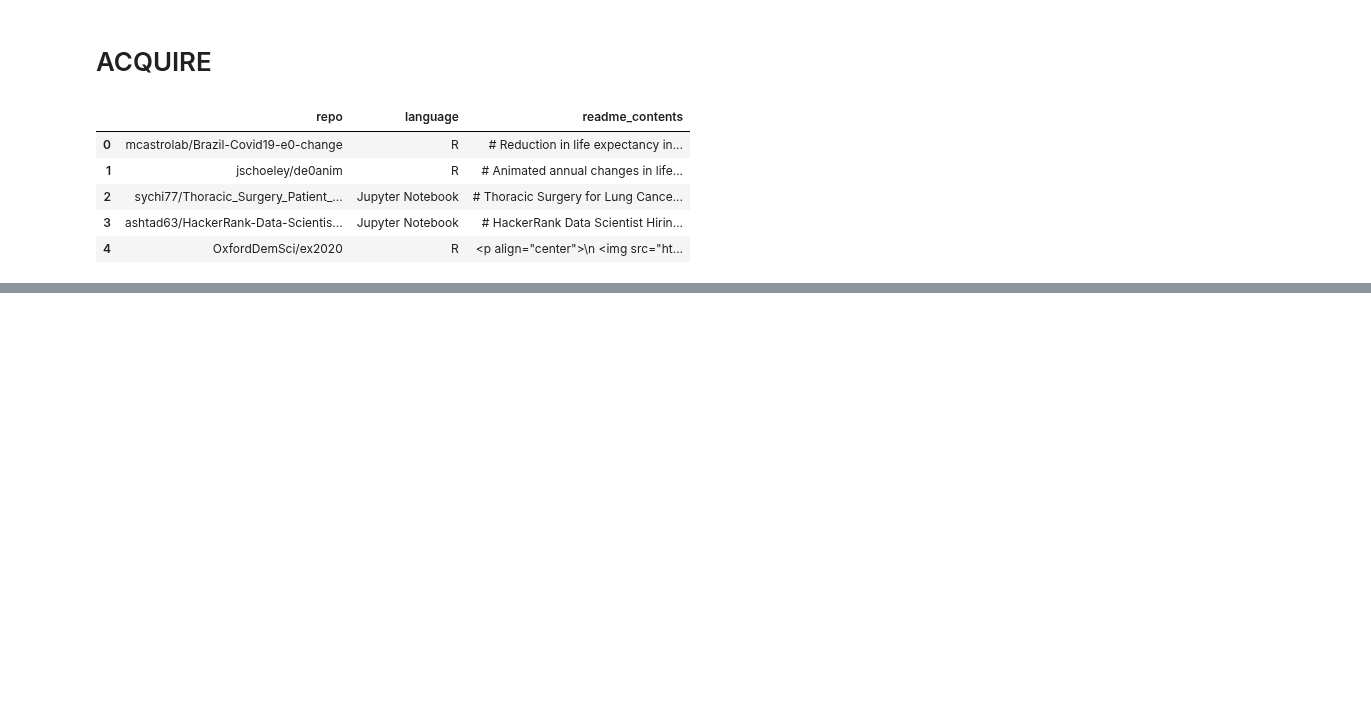
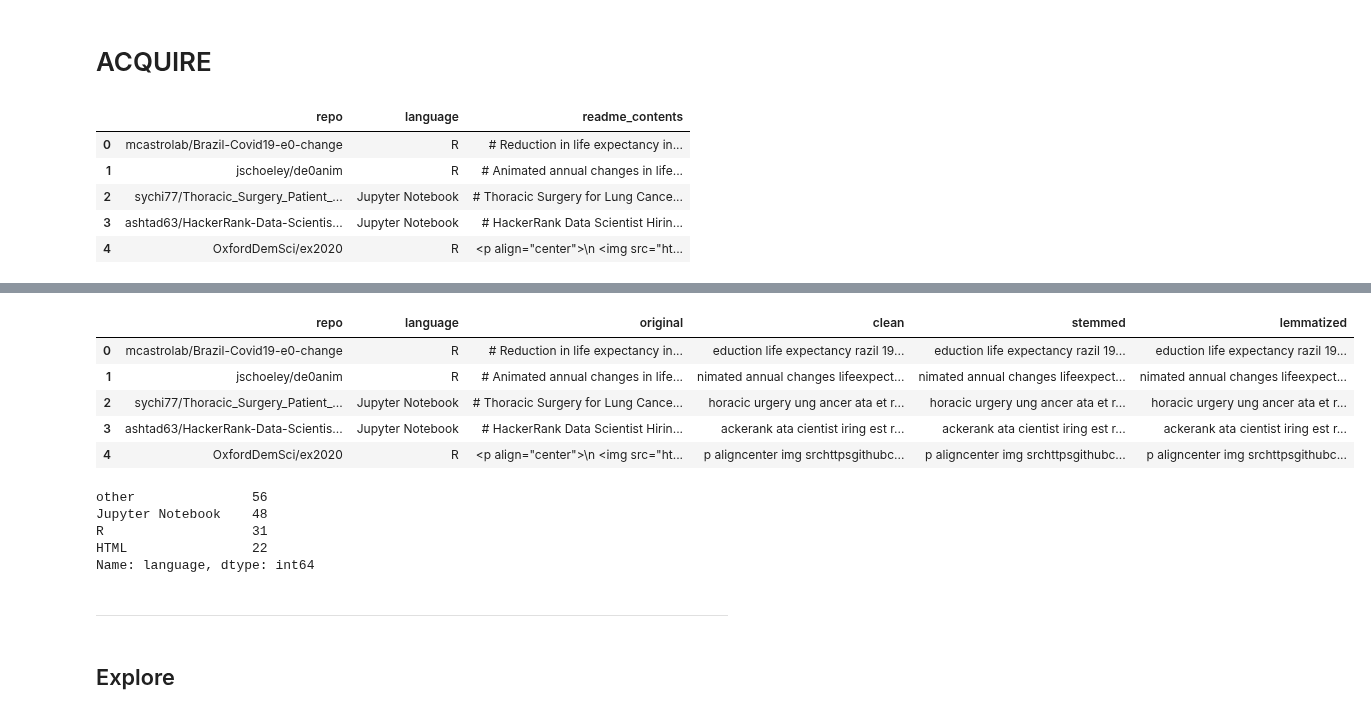
Before and after one commit to Two-Guys-and-a-Gal/NLP-Project, a Jupyter notebook: rachel_work.ipynb, the cells around one changed output, grey strips where cells are left out. Cells and saved outputs as stored; diff of their text form; code cells hidden in the pictures; blank space fills up the shorter version.

```diff
--- a/rachel_work.ipynb
+++ b/rachel_work.ipynb
@@ -53,0 +62,2 @@ df.describe()
+# %%
+ df = df.dropna(axis = 0)
@@ -53,0 +110,4 @@ df.describe()
+# %%
+#rename content column original
+df.rename(columns={'readme_contents':'original'}, inplace = True)
+df.head()
@@ -53,0 +232,35 @@ df.describe()
+# %%
+def keep_top_n_languages(df, n_languages=3):
+    """
+    Get the top language counts and make all non-top languages other
+    """
+    # get the top language counts
+    top_language_counts = df["language"].value_counts().head(n_languages).index.tolist()
+    # make all non-top languages 'other'
+    df["language"] = df["language"].apply(
+        lambda x: "other" if x not in top_language_counts else x
+    )
+    return df
+# %%
+# apply the function to filter for the top 3 languages
+df = keep_top_n_languages(df, n_languages=3)
+df.head()
+# %% [output]
+|  | repo | language | original | clean | stemmed | lemmatized |
+| 0 | mcastrolab/Brazil-Covid19-e0-change | R | # Reduction in life expectancy in... | eduction life expectancy razil 19... | eduction life expectancy razil 19... | eduction life expectancy razil 19... |
+| 1 | jschoeley/de0anim | R | # Animated annual changes in life... | nimated annual changes lifeexpect... | nimated annual changes lifeexpect... | nimated annual changes lifeexpect... |
+| 2 | sychi77/Thoracic_Surgery_Patient_... | Jupyter Notebook | # Thoracic Surgery for Lung Cance... | horacic urgery ung ancer ata et r... | horacic urgery ung ancer ata et r... | horacic urgery ung ancer ata et r... |
+| 3 | ashtad63/HackerRank-Data-Scientis... | Jupyter Notebook | # HackerRank Data Scientist Hirin... | ackerank ata cientist iring est r... | ackerank ata cientist iring est r... | ackerank ata cientist iring est r... |
+| 4 | OxfordDemSci/ex2020 | R | <p align="center">\n <img src="ht... | p aligncenter img srchttpsgithubc... | p aligncenter img srchttpsgithubc... | p aligncenter img srchttpsgithubc... |
+# %%
+df['language'].value_counts()
+# %% [output]
+other               56
+Jupyter Notebook    48
+R                   31
+HTML                22
+Name: language, dtype: int64
+# %% [markdown]
+---
+# %% [markdown]
+## Explore
```
Also changed, not shown: parts of 35 cells of this notebook, 1 other file.
